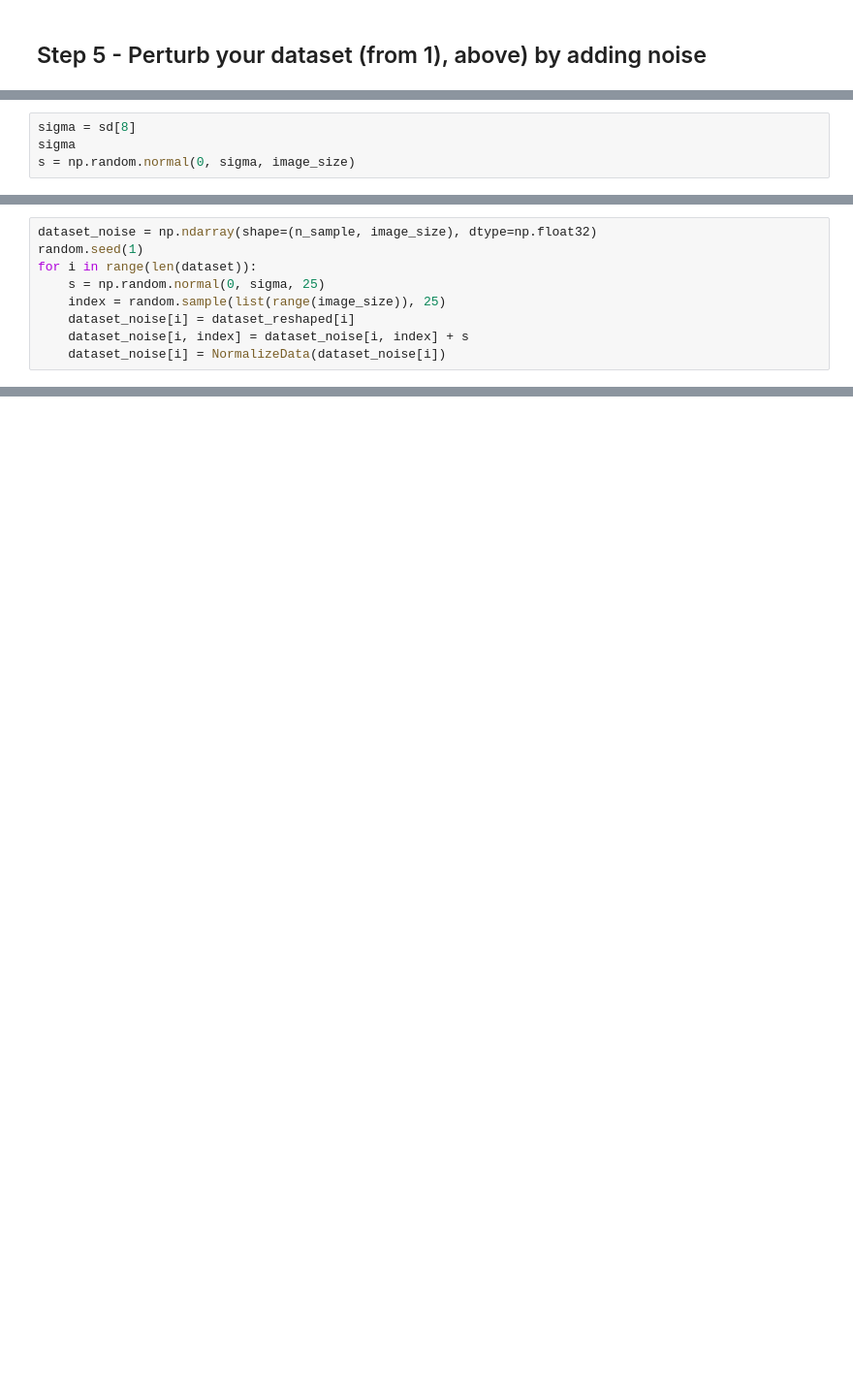
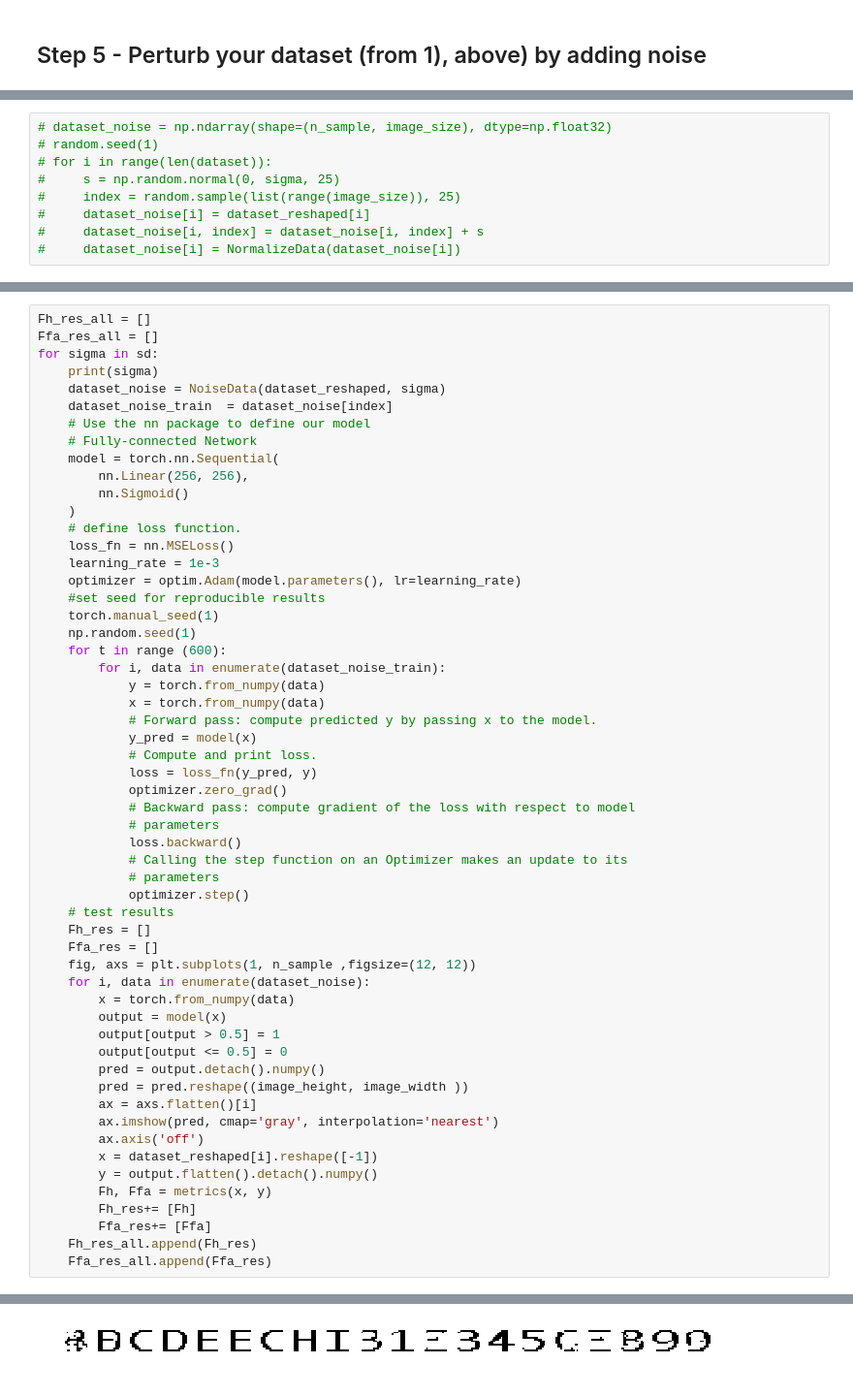
Before and after one commit to BazingaOo/CAP6615, a Jupyter notebook: HW1/CAP6615_Programming_Assignment#1Ap3.ipynb, the cells around one changed output, grey strips where cells are left out. Shown: that part at 97% size. Drawn from its saved outputs; the diff is of its cells as text; blank space fills up the shorter version.

Commit message:
add result of noisy input

```diff
--- a/HW1/CAP6615_Programming_Assignment#1Ap3.ipynb
+++ b/HW1/CAP6615_Programming_Assignment#1Ap3.ipynb
@@ -418,4 +411,0 @@ for sigma in sd:
-# %%
-sigma = sd[8]
-sigma
-s = np.random.normal(0, sigma, image_size)
@@ -425,9 +450,9 @@ def NormalizeData(data):
 # %%
-dataset_noise = np.ndarray(shape=(n_sample, image_size), dtype=np.float32)
-random.seed(1)
-for i in range(len(dataset)):
-    s = np.random.normal(0, sigma, 25)
-    index = random.sample(list(range(image_size)), 25)
-    dataset_noise[i] = dataset_reshaped[i]
-    dataset_noise[i, index] = dataset_noise[i, index] + s
-    dataset_noise[i] = NormalizeData(dataset_noise[i])
+# dataset_noise = np.ndarray(shape=(n_sample, image_size), dtype=np.float32)
+# random.seed(1)
+# for i in range(len(dataset)):
+#     s = np.random.normal(0, sigma, 25)
+#     index = random.sample(list(range(image_size)), 25)
+#     dataset_noise[i] = dataset_reshaped[i]
+#     dataset_noise[i, index] = dataset_noise[i, index] + s
+#     dataset_noise[i] = NormalizeData(dataset_noise[i])
@@ -465,0 +475,57 @@ dataset_noise_train  = dataset_noise[index]
+# %%
+Fh_res_all = []
+Ffa_res_all = []
+for sigma in sd:
+    print(sigma)
+    dataset_noise = NoiseData(dataset_reshaped, sigma)
+    dataset_noise_train  = dataset_noise[index]
+    # Use the nn package to define our model
+    # Fully-connected Network
+    model = torch.nn.Sequential(
+        nn.Linear(256, 256),
+        nn.Sigmoid()
+    )
+    # define loss function.
+    loss_fn = nn.MSELoss()
+    learning_rate = 1e-3
+    optimizer = optim.Adam(model.parameters(), lr=learning_rate)
+    #set seed for reproducible results
+    torch.manual_seed(1)
+    np.random.seed(1)
+    for t in range (600):
+        for i, data in enumerate(dataset_noise_train):
+            y = torch.from_numpy(data)
+            x = torch.from_numpy(data)
+            # Forward pass: compute predicted y by passing x to the model.
+            y_pred = model(x)
+            # Compute and print loss.
+            loss = loss_fn(y_pred, y)
+            optimizer.zero_grad()
+            # Backward pass: compute gradient of the loss with respect to model
+            # parameters
+            loss.backward()
+            # Calling the step function on an Optimizer makes an update to its
+            # parameters
+            optimizer.step()
+    # test results
+    Fh_res = []
+    Ffa_res = []
+    fig, axs = plt.subplots(1, n_sample ,figsize=(12, 12))
+    for i, data in enumerate(dataset_noise):
+        x = torch.from_numpy(data)
+        output = model(x)
+        output[output > 0.5] = 1
+        output[output <= 0.5] = 0
+        pred = output.detach().numpy()
+        pred = pred.reshape((image_height, image_width ))
+        ax = axs.flatten()[i]
+        ax.imshow(pred, cmap='gray', interpolation='nearest')
+        ax.axis('off')
+        x = dataset_reshaped[i].reshape([-1])
+        y = output.flatten().detach().numpy()
+        Fh, Ffa = metrics(x, y)
+        Fh_res+= [Fh]
+        Ffa_res+= [Ffa]
+    Fh_res_all.append(Fh_res)
+    Ffa_res_all.append(Ffa_res)
+# %% [output]
@@ -465,0 +541 @@ dataset_noise_train  = dataset_noise[index]
+[figure, added]
```
Also changed, not shown: parts of 28 cells of this notebook.
